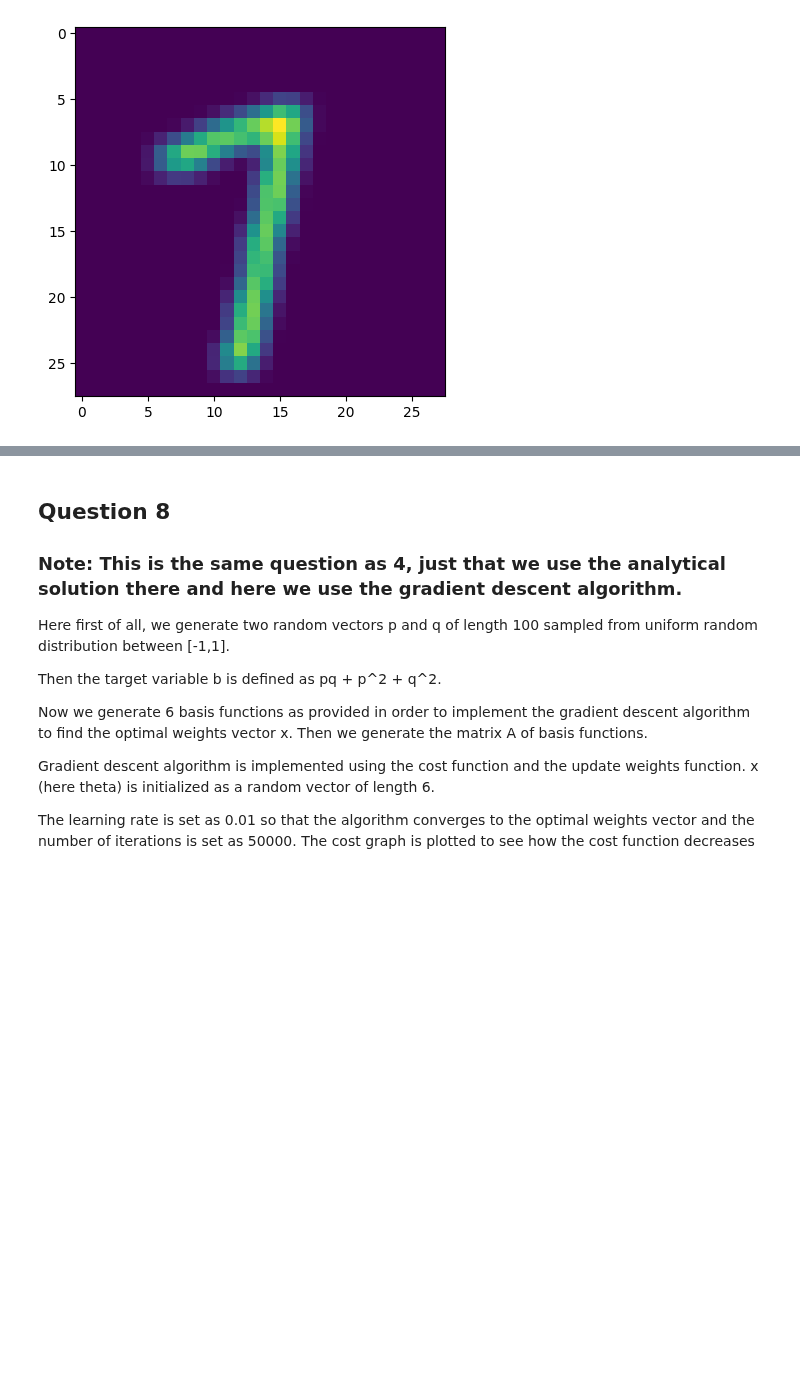
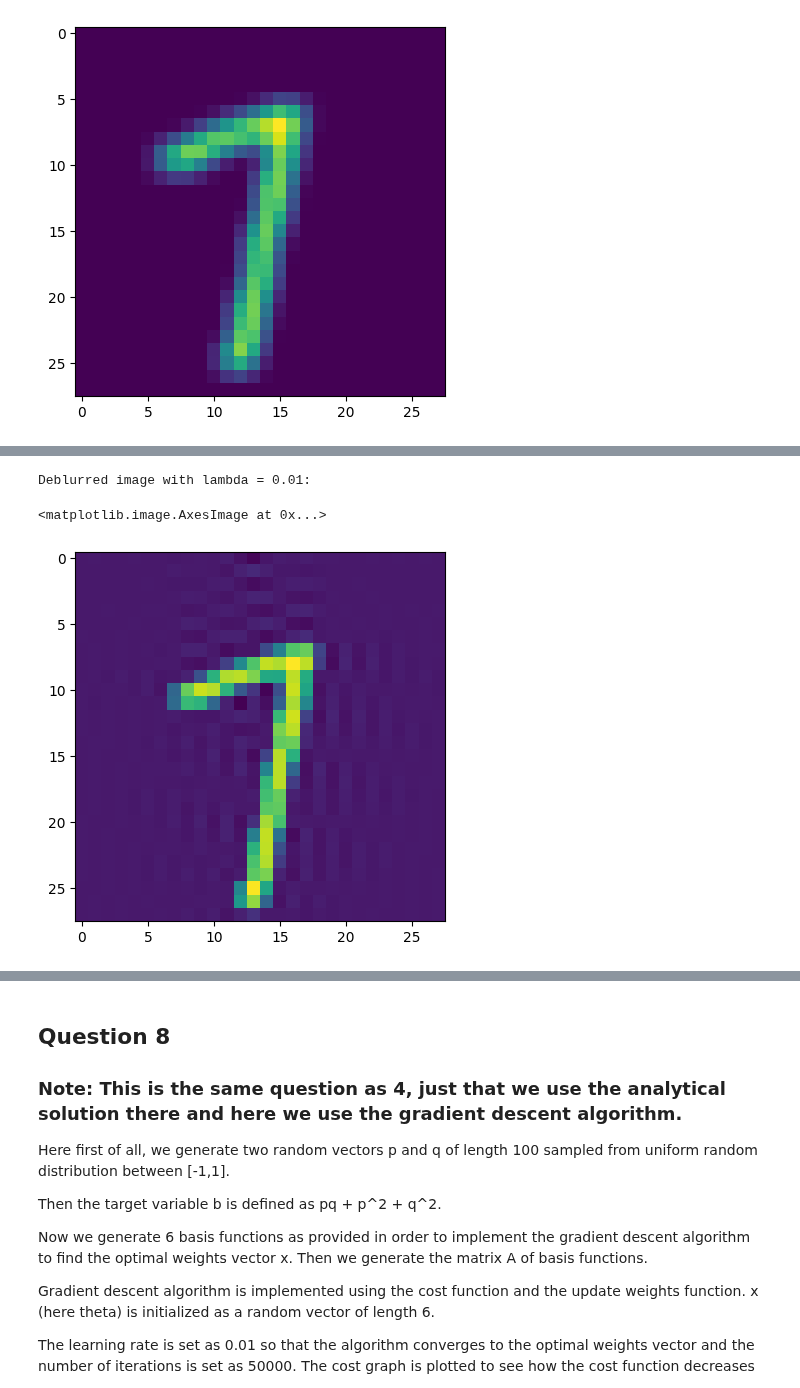
Before and after one commit to Baron105/ML-Assignments, a Jupyter notebook: AI61003/Assignment/final.ipynb, the cells around one changed output, grey strips where cells are left out. Saved outputs shown, nothing was run; the diff lists cells and outputs as text; code cells hidden in the pictures; blank space fills up the shorter version.

```diff
--- a/AI61003/Assignment/final.ipynb
+++ b/AI61003/Assignment/final.ipynb
@@ -763,0 +798,13 @@ Shape of vector x: (784,)
+# %%
+# lambda = 0.01
+lambda_ = 0.01
+Dv_, Dh_ = lambda_ * Dv, lambda_ * Dh
+A = np.vstack((toeplitz_kernel, Dv_, Dh_))
+x = least_squares(A, b)
+deblurred_image = np.reshape(x, (28, 28))
+print("\nDeblurred image with lambda = 0.01:")
+plt.imshow(deblurred_image)
+# %% [output]
+Deblurred image with lambda = 0.01:
+<matplotlib.image.AxesImage at 0x...>
+[figure, added]
```
Also changed, not shown: parts of 6 cells of this notebook.
